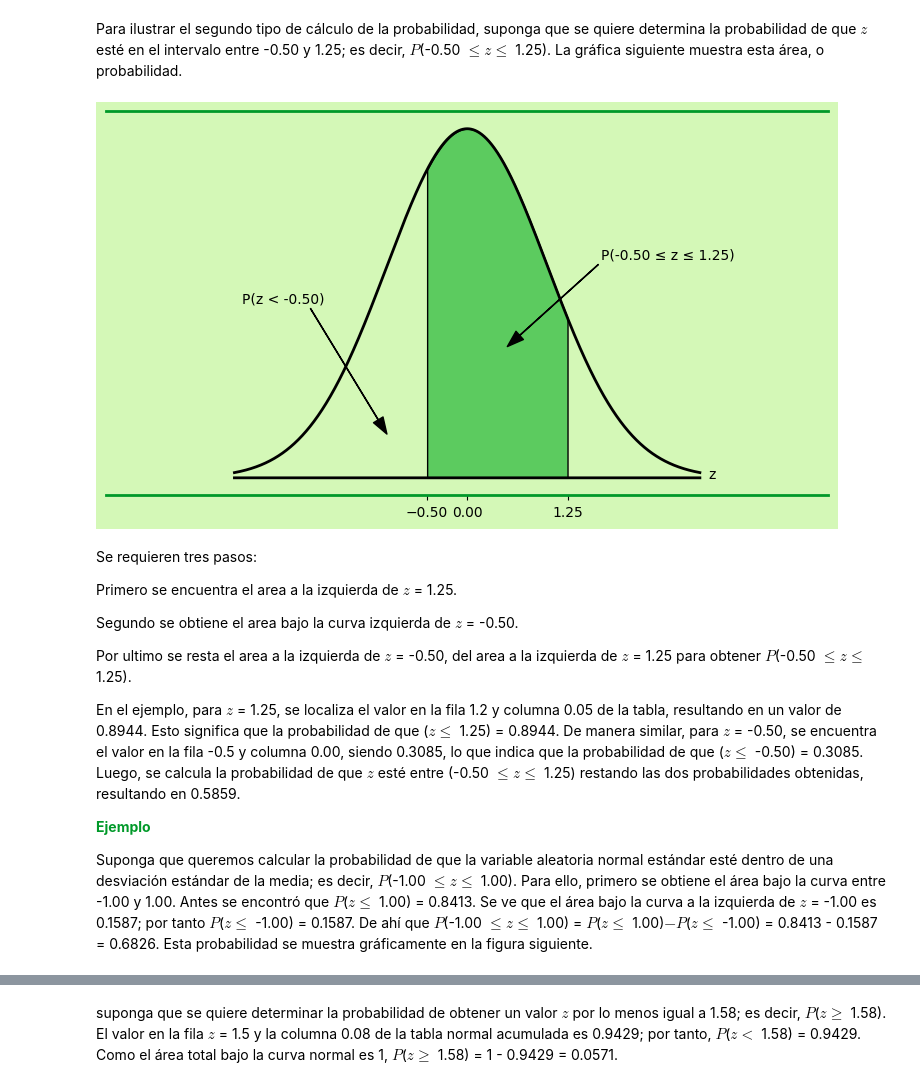
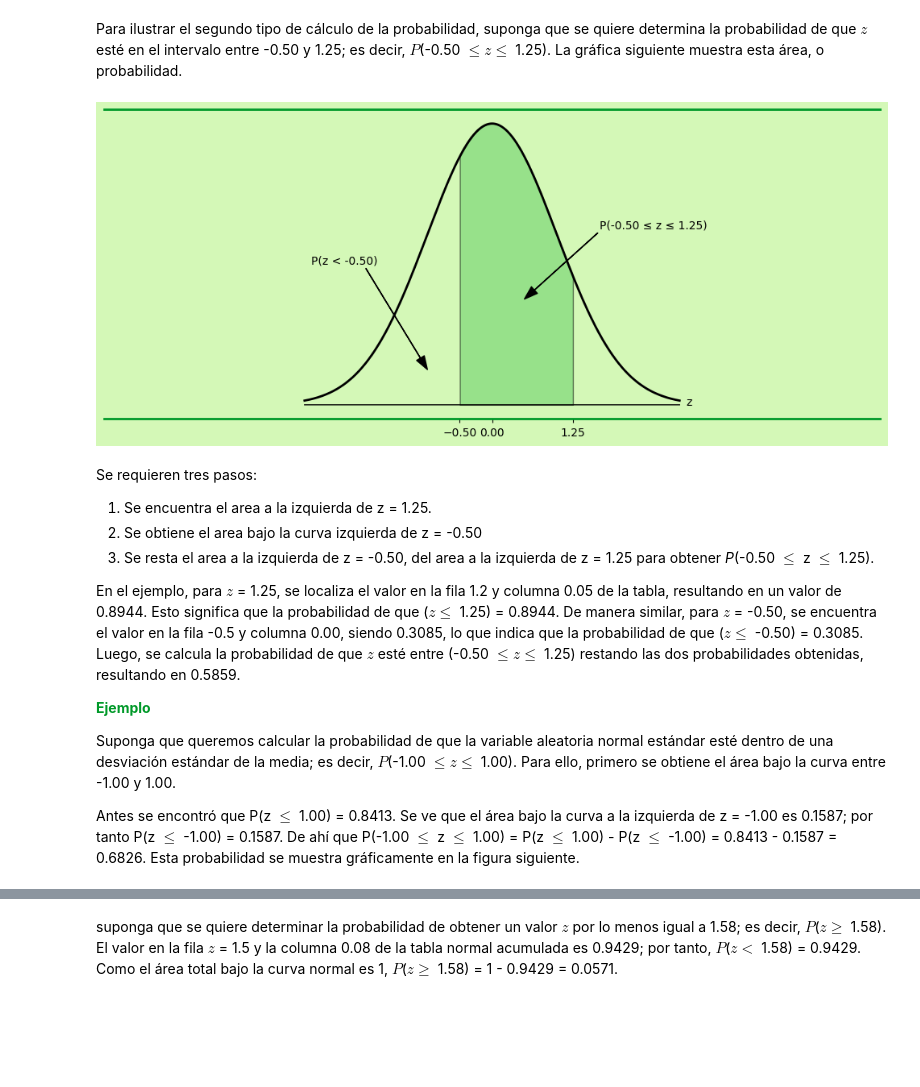
Before and after one commit to blastoise2207/Proyecto, a Jupyter notebook: docs/capitulo6.ipynb, the cells around one changed output, grey strips where cells are left out. Saved outputs shown, nothing was run; the diff lists cells and outputs as text; code cells hidden in the pictures; blank space fills up the shorter version.

```diff
--- a/docs/capitulo6.ipynb
+++ b/docs/capitulo6.ipynb
@@ -626,7 +627,8 @@ Para ilustrar el segundo tipo de cálculo de la probabilidad, suponga que se qui
 import numpy as np
 import matplotlib.pyplot as plt
 from scipy.stats import norm
-import matplotlib.patches as patches
+
+
 x = np.arange(-2.9, 2.9, 0.001)
 
 #pintar el fondo externo del grafico
@@ -639,7 +641,7 @@ x_filtered = x[(x >= -0.50) & (x <= 1.25)]
 plt.plot(x, norm.pdf(x, 0, 1), linewidth = 2, color = '#000')
 
 #pintar el area sombreada del grafico y graficar
-plt.fill_between(x_filtered, norm.pdf(x_filtered, 0, 1), color='#5CCB5F', alpha=1, edgecolor='black')
+plt.fill_between(x_filtered, norm.pdf(x_filtered, 0, 1), color='#5CCB5F', alpha=0.5, edgecolor='black')
 
 #añadir texto al grafico
 plt.text(-2.8, 0.20, ("P(z < -0.50)"))
@@ -650,54 +652,55 @@ ax = plt.gca()
 ax.spines['top'].set_color('#009929')
 ax.spines['top'].set_linewidth(2)
 #ancho del borde superior
-ax.spines['top'].set_bounds(-4.5, 4.5)
+ax.spines['top'].set_bounds(-6, 6)
 ax.spines['bottom'].set_color('#009929')
 ax.spines['bottom'].set_linewidth(2)
 #ancho del borde inferior
-ax.spines['bottom'].set_bounds(-4.5, 4.5)
+ax.spines['bottom'].set_bounds(-6, 6)
 ax.spines['right'].set_visible(False)
 ax.spines['left'].set_visible(False)
 
 #pintar el fondo interno del grafico
 ax.set_facecolor('#D4F8B7')
 
 #linea inferior del grafico
-plt.plot(x, [0]*len(x), color='black', linewidth=2)
+plt.plot(x, [0]*len(x), color='black', linewidth=1)
 
 #centrar el grafico
 plt.subplots_adjust(left=0.1, right=0.9, top=0.9, bottom=0.1)
 
 #plt.arrow(0.1, 0.1, 0.2, 0.2, width=0.05, color='black')
 
 #flecha
 plt.annotate(" ", xytext = (-2, 0.2), xy = (-1, 0.05), arrowprops = dict(facecolor = 'black', width = 0.2, headwidth = 8),
              horizontalalignment = 'center')
 
 #texto con flecha
 plt.annotate("P(-0.50 \u2264 z \u2264 1.25)", xytext = (2.5, 0.25),
              xy = (0.5, 0.15), arrowprops = dict(facecolor = 'black', width = 0.2, headwidth = 8),
              horizontalalignment = 'center')
 
 #mostrar ejes x, y
 plt.xticks([-0.50, 0, 1.25])
 plt.yticks([])
 plt.show()
 # %% [output]
-[figure, old version]
+[figure, new version]
 # %% [markdown]
 Se requieren tres pasos:
 
-Primero se encuentra el area a la izquierda de $z$ = 1.25.
-
-Segundo se obtiene el area bajo la curva izquierda de $z$ = -0.50.
-
-Por ultimo se resta el area a la izquierda de $z$ = -0.50, del area a la izquierda de $z$ = 1.25 para obtener $P$(-0.50 $\le z \le$ 1.25).
+1. Se encuentra el area a la izquierda de z = 1.25.
+2. Se obtiene el area bajo la curva izquierda de z = -0.50
+3. Se resta el area a la izquierda de z = -0.50, del area a la izquierda de z = 1.25 para obtener _P_(-0.50 $\le$ z $\le$ 1.25).
 
 En el ejemplo, para $z$ = 1.25, se localiza el valor en la fila 1.2 y columna 0.05 de la tabla, resultando en un valor de 0.8944. Esto significa que la probabilidad de que ($z \le$ 1.25) = 0.8944. De manera similar, para $z$ = -0.50, se encuentra el valor en la fila -0.5 y columna 0.00, siendo 0.3085, lo que indica que la probabilidad de que ($z \le$ -0.50) = 0.3085. Luego, se calcula la probabilidad de que $z$ esté entre (-0.50 $\le z \le$ 1.25) restando las dos probabilidades obtenidas, resultando en 0.5859.
 
 <span style="color:#009929">**Ejemplo**</span>
 
-Suponga que queremos calcular la probabilidad de que la variable aleatoria normal estándar esté dentro de una desviación estándar de la media; es decir, $P$(-1.00 $\le z \le$ 1.00). Para ello, primero se obtiene el área bajo la curva entre -1.00 y 1.00. Antes se encontró que $P$($z \le$ 1.00) = 0.8413. Se ve que el área bajo la curva a la izquierda de $z$ = -1.00 es 0.1587; por tanto $P$($z \le$ -1.00) = 0.1587. De ahí que $P$(-1.00 $\le z \le$ 1.00) = $P$($z \le$ 1.00)$ - P$($z \le$ -1.00) = 0.8413 - 0.1587 = 0.6826.
+Suponga que queremos calcular la probabilidad de que la variable aleatoria normal estándar esté dentro de una desviación estándar de la media; es decir, $P$(-1.00 $\le z \le$ 1.00). Para ello, primero se obtiene el área bajo la curva entre -1.00 y 1.00.
+
+Antes se encontró que P(z $\le$ 1.00) =
+0.8413. Se ve que el área bajo la curva a la izquierda de z = -1.00 es 0.1587; por tanto P(z $\le$ -1.00) = 0.1587. De ahí que P(-1.00 $\le$ z $\le$ 1.00) = P(z $\le$ 1.00) - P(z $\le$ -1.00) = 0.8413 - 0.1587 = 0.6826.
 Esta probabilidad se muestra gráficamente en la figura siguiente.
 # %%
 import numpy as np
```
Also changed, not shown: parts of 31 cells of this notebook.
